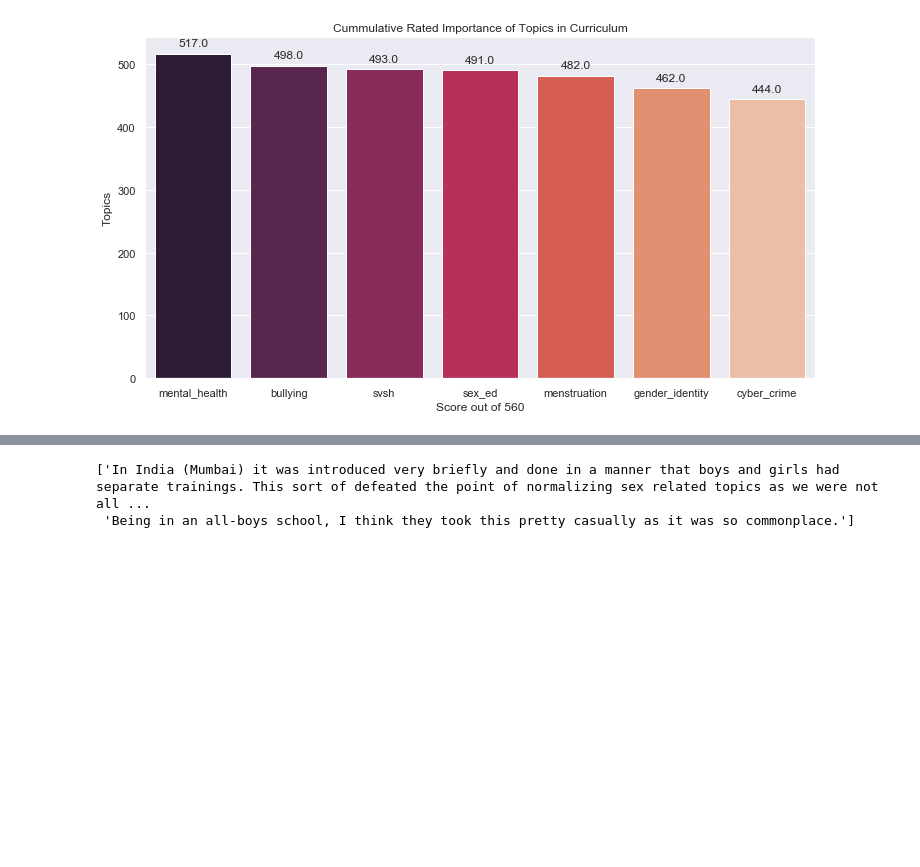
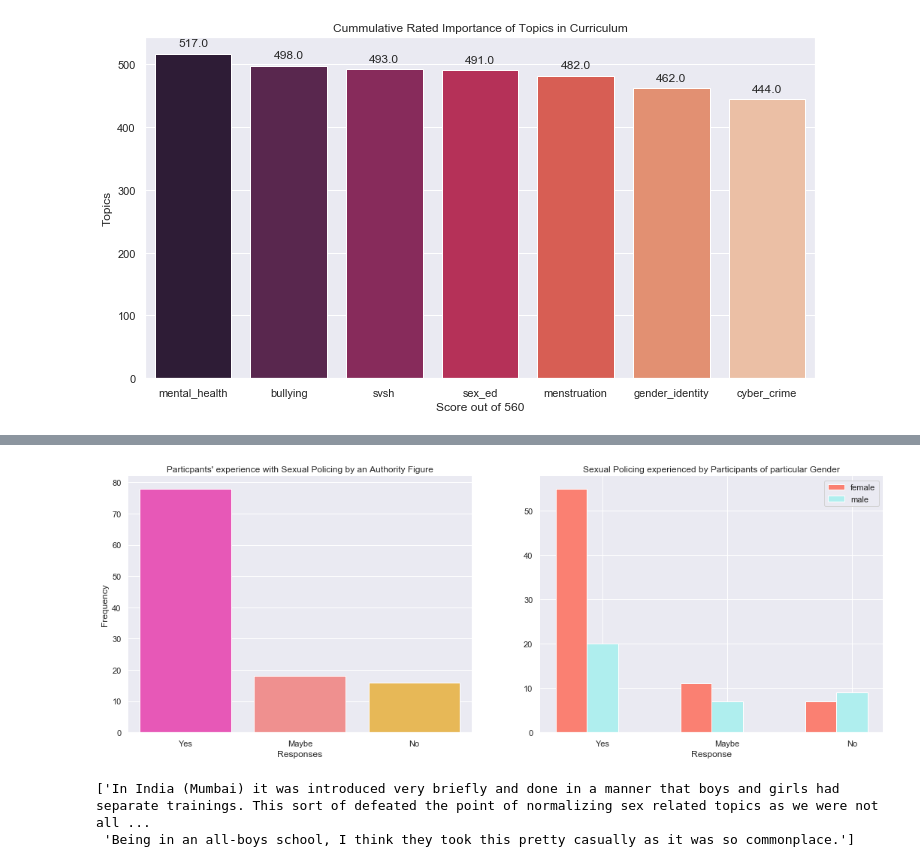
Before and after one commit to anusha0712/Sex-Ed-Survey, a Jupyter notebook: Education Survey.ipynb, the cells around one changed output, grey strips where cells are left out. Saved outputs shown, nothing was run; the diff lists cells and outputs as text; code cells hidden in the pictures; blank space fills up the shorter version.

```diff
--- a/Education Survey.ipynb
+++ b/Education Survey.ipynb
@@ -169,3 +209,41 @@ for p in imp_barplot.patches:
+# %%
+#sorting based on gender and sexual policing
+gen = survey.iloc[:,[2,29]]
+yes = gen.loc[gen["Sexual Policing "] == "Yes"]
+yes_dict = dict(yes["Gender Identity"].value_counts())
+
+maybe = gen.loc[gen["Sexual Policing "] == "Maybe"]
+m_dict = dict(maybe["Gender Identity"].value_counts())
+
+no = gen.loc[gen["Sexual Policing "] == "No"]
+no_dict = dict(no["Gender Identity"].value_counts())
+# %%
+f, axes = plt.subplots(1, 2, figsize =(18,6.27))
+# plot raw sexual policing data
+police_df = pd.DataFrame()
+policing = dict(survey["Sexual Policing "].value_counts())
+police_df["Responses"] = policing.keys()
+police_df["Frequency"] = policing.values()
+police_bar = sns.barplot(x = "Responses",y = "Frequency", data = police_df, orient = "v", palette = 'spring', ax = axes[0])
+police_bar.set(title = "Particpants' experience with Sexual Policing by an Authority Figure");
+
+
+# plot gender specific data
+
+bars1 = [yes_dict['Female'],m_dict['Female'],no_dict['Female']] #female
+bars2 = [yes_dict['Male'],m_dict['Male'],no_dict['Male']] #male
+plt.bar(r1, bars1, color='salmon', width=0.25,label='female')
+plt.bar(r2, bars2, color='paleturquoise', width=0.25, label='male')
+plt.legend()
+
+# Add xticks on the middle of the group bars
+plt.xlabel('Response')
+plt.xticks([r + 0.25 for r in range(len(bars1))], ['Yes', 'Maybe', 'No'])
+plt.title("Sexual Policing experienced by Participants of particular Gender")
+
+sns.despine(left=True)
+# %% [output]
+[figure, added]
 # %%
 response = list(survey["Free Response"])
 response[0:2]
```
Also changed, not shown: parts of 6 cells of this notebook.
